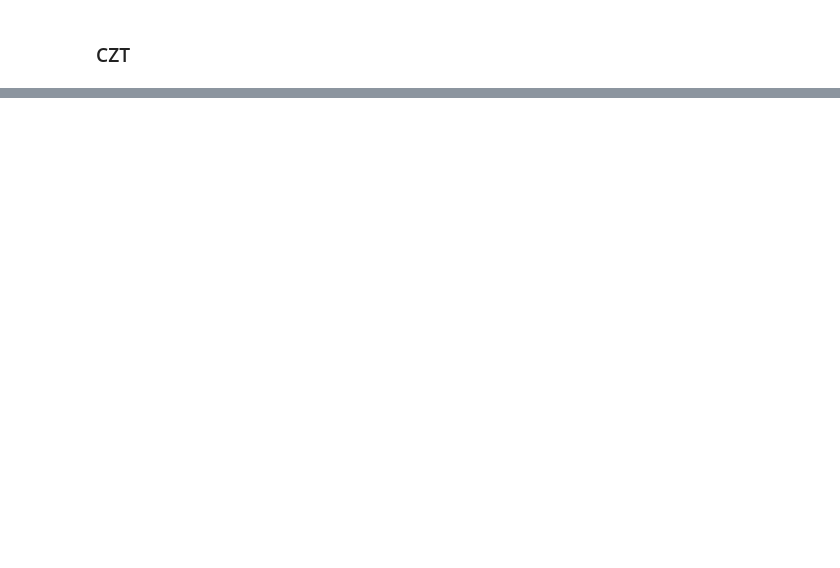
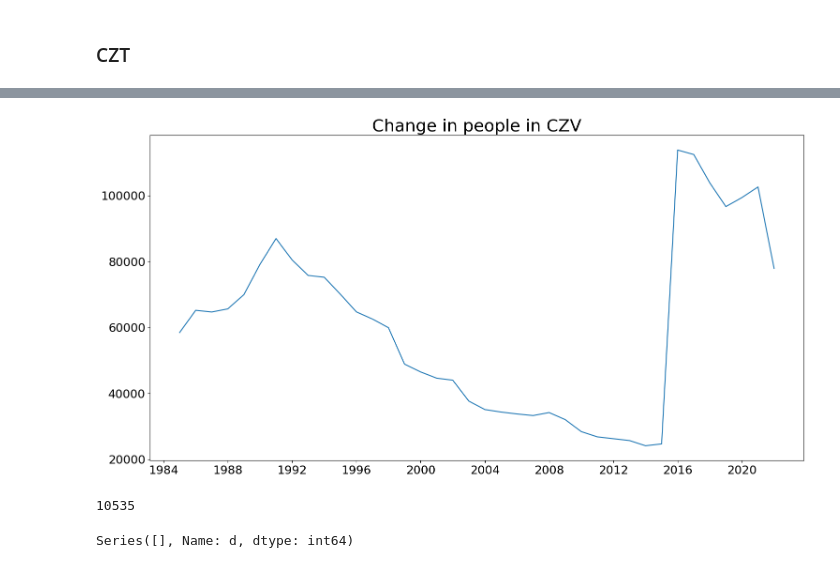
Before and after one commit to ritzba/chicago-crime-mental-health, a Jupyter notebook: code/Time_Series.ipynb, the cells around one changed output, grey strips where cells are left out. Drawn from its saved outputs; the diff is of its cells as text; code cells hidden in the pictures; blank space fills up the shorter version.

```diff
--- a/code/Time_Series.ipynb
+++ b/code/Time_Series.ipynb
@@ -1205,0 +1212,29 @@ plot_series(czt_ts, cols=['v_t'], title = 'Change in people in CZT')
+# %%
+#Gets rid of dates that were multiples, to later be replaced by a sum
+for i in range(0, len(czv_ts)):
+    if czv_ts['d'][i] == '2022':
+        czv_ts.drop(i, inplace=True)
+    elif czv_ts['d'][i] == '2021':
+        czv_ts.drop(i, inplace=True)
+    elif czv_ts['d'][i] == '2020':
+        czv_ts.drop(i, inplace=True)
+    elif czv_ts['d'][i] == '2019':
+        czv_ts.drop(i, inplace=True)
+    elif czv_ts['d'][i] == '2018':
+        czv_ts.drop(i, inplace=True)
+    elif czv_ts['d'][i] == '2017':
+        czv_ts.drop(i, inplace=True)
+    elif czv_ts['d'][i] == '2016':
+        czv_ts.drop(i, inplace=True)
+# %%
+czv_ts = czv_ts.append(row_2016, ignore_index=True)
+czv_ts = czv_ts.append(row_2017, ignore_index=True)
+czv_ts = czv_ts.append(row_2018, ignore_index=True)
+czv_ts = czv_ts.append(row_2019, ignore_index=True)
+czv_ts = czv_ts.append(row_2020, ignore_index=True)
+czv_ts = czv_ts.append(row_2021, ignore_index=True)
+czv_ts = czv_ts.append(row_2022, ignore_index=True)
+# %%
+#Convert date to datetime
+czv_ts['d'] = pd.to_datetime(czv_ts['d'])
+czv_ts.head()
@@ -1205,0 +1248,5 @@ plot_series(czt_ts, cols=['v_t'], title = 'Change in people in CZT')
+# %%
+czv_ts.set_index('d', inplace = True)
+czv_ts.sort_index(inplace= True)
+czv_ts['v_v'] = czv_ts['v']
+czv_ts.drop(columns='v', inplace=True)
@@ -1205,0 +1263,9 @@ plot_series(czt_ts, cols=['v_t'], title = 'Change in people in CZT')
+# %%
+plot_series(czv_ts, cols=['v_v'], title = 'Change in people in CZV')
+# %% [output]
+[figure, added]
+# %%
+df_CZU = df_CZU.drop(columns=['p', 'se', 'g', 'l', 'a'])
+len(df_CZU)
+# %% [output]
+10535
@@ -1205,0 +1304,4 @@ plot_series(czt_ts, cols=['v_t'], title = 'Change in people in CZT')
+# %%
+df_CZU['d'].value_counts()
+# %% [output]
+Series([], Name: d, dtype: int64)
```
Also changed, not shown: parts of 115 cells of this notebook, 13 other files.
